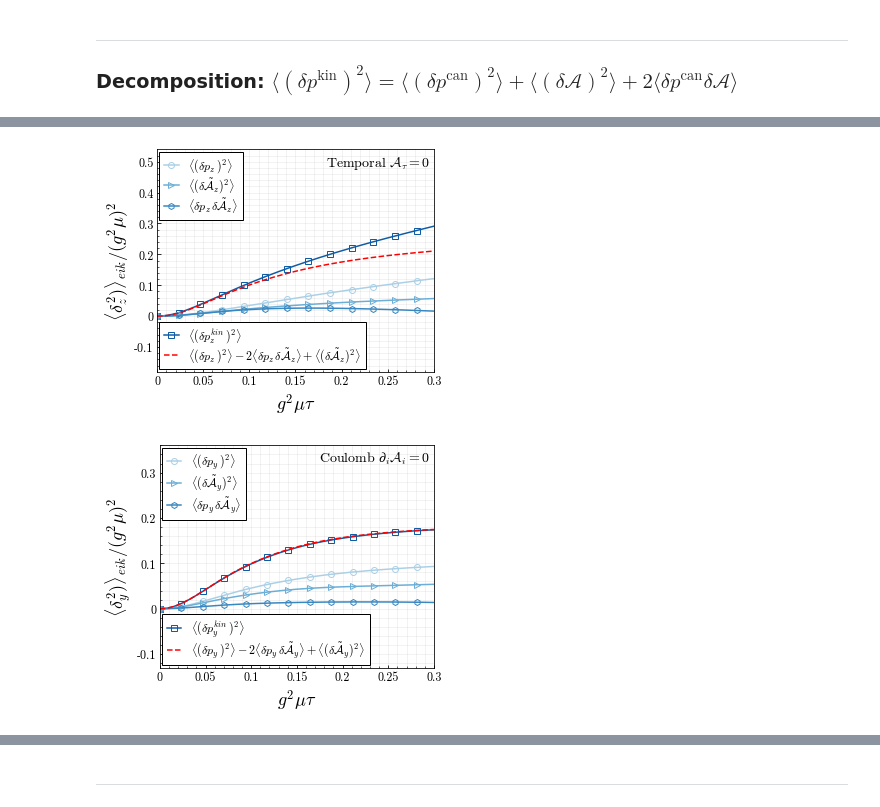
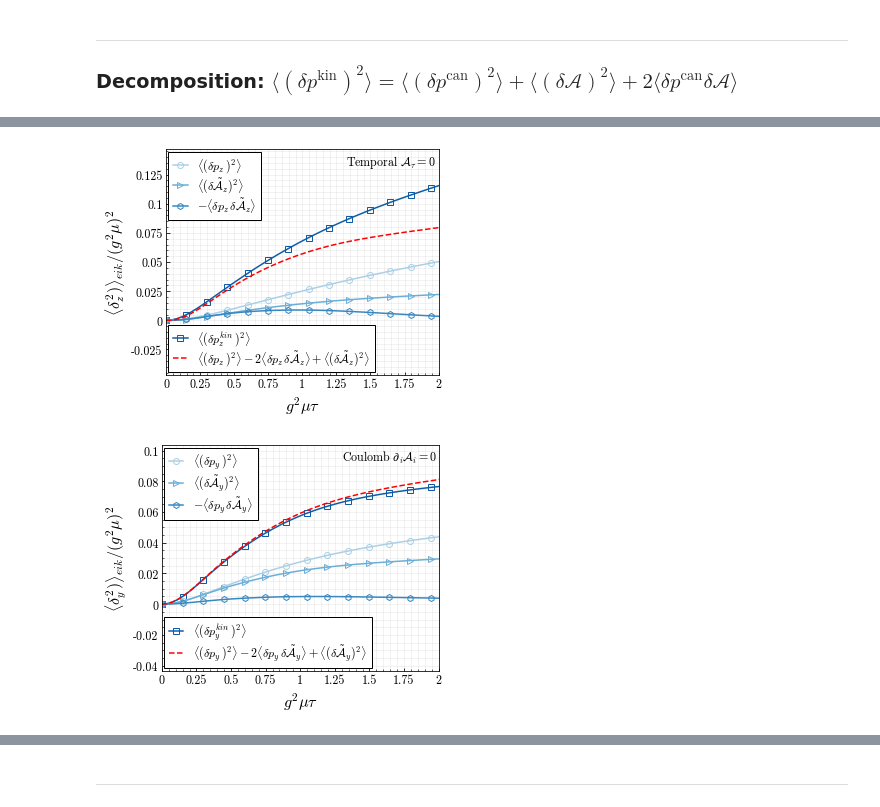
Before and after one commit to avramescudana/curraun, a Jupyter notebook: notebooks/classical_quantum_qhat_coulomb.ipynb, the cells around one changed output, grey strips where cells are left out. Cells and saved outputs as stored; diff of their text form; code cells hidden in the pictures.

```diff
--- a/notebooks/classical_quantum_qhat_coulomb.ipynb
+++ b/notebooks/classical_quantum_qhat_coulomb.ipynb
@@ -85,8 +105,10 @@ su_group = 'su3'
 g = 2
 ns = 50
 uv = 1000.0 # [GeV]
-DTS = 8
-g2mut = 2
+# DTS = 8
+DTS = 16
+# g2mut = 3
+g2mut = 1
 nevents = 1
 
 # Coulomb gauge fixing
@@ -334,7 +356,7 @@ Coulomb gauge condition reached in 482 iterations with theta=9.48e-13
 # %%
 import pickle, os
 
-ntraj_save = 20  # only save first 20 trajectories for per-trajectory data
+ntraj_save = 40  # only save first 20 trajectories for per-trajectory data
 
 results = {
     # Simulation parameters
@@ -367,8 +389,8 @@ results = {
     # 'da_coulomb': da_coulomb[:, :ntraj_save],
 }
 
-# fname = f'qhat_coulomb_results_{quark}_n_{N}_{coulomb_gauge_mode}.pickle'
-fname = f'qhat_results_{quark}_n_{N}_{coulomb_gauge_mode}.pickle'
+fname = f'qhat_coulomb_results_{quark}_n_{N}_{coulomb_gauge_mode}_dimensionless_final.pickle'
+# fname = f'qhat_results_{quark}_n_{N}_{coulomb_gauge_mode}.pickle'
 with open(fname, 'wb') as f:
     pickle.dump(results, f, protocol=pickle.HIGHEST_PROTOCOL)
     f.flush()
@@ -894,6 +970,8 @@ plt.show()
 # %% [markdown]
 ---
 ### $\delta A$ vs $\delta\tilde{A}$ comparison
+# %%
+Nc = 3
 # %%
 import matplotlib.pyplot as plt
 import matplotlib.ticker as mticker
@@ -1254,25 +1334,25 @@ fig, ax = plt.subplots(figsize=(5, 4))
 i = 2  # z direction
 
 factor = 1
-ax.plot(g2mu * tau, dpkin_sq_no_coulomb[:, i] / g2mu**2 * factor, linewidth=1.5, color=colors[5], marker='s', markersize=6, markevery=8, markerfacecolor='none')
-ax.plot(g2mu * tau, dpcan_sq_no_coulomb[:, i] / g2mu**2, linewidth=1.5, color=colors[2], marker='o', markersize=6, markevery=8, markerfacecolor='none')
-ax.plot(g2mu * tau, da_transp_sq_no_coulomb[:, i] / g2mu**2, linewidth=1.5, color=colors[3], marker='>', markersize=6, markevery=8, markerfacecolor='none')
-ax.plot(g2mu * tau, dpcanda_transp_no_coulomb[:, i] / g2mu**2, linewidth=1.5, color=colors[4], marker='h', markersize=6, markevery=8, markerfacecolor='none')
+ax.plot(g2mu * tau, dpkin_sq_no_coulomb[:, i] / g2mu**2 * factor / Nc, linewidth=1.5, color=colors[5], marker='s', markersize=6, markevery=4, markerfacecolor='none')
+ax.plot(g2mu * tau, dpcan_sq_no_coulomb[:, i] / g2mu**2 / Nc, linewidth=1.5, color=colors[2], marker='o', markersize=6, markevery=4, markerfacecolor='none')
+ax.plot(g2mu * tau, da_transp_sq_no_coulomb[:, i] / g2mu**2 / Nc, linewidth=1.5, color=colors[3], marker='>', markersize=6, markevery=4, markerfacecolor='none')
+ax.plot(g2mu * tau, dpcanda_transp_no_coulomb[:, i] / g2mu**2 / Nc, linewidth=1.5, color=colors[4], marker='h', markersize=6, markevery=4, markerfacecolor='none')
 # convention Alatt = -igaA, so mixed term delta p * delta A is with +
-ax.plot(g2mu * tau, (dpcan_sq_no_coulomb[:, i] + da_transp_sq_no_coulomb[:, i] + 2 * dpcanda_transp_no_coulomb[:, i]) / g2mu**2 * factor,
+ax.plot(g2mu * tau, (dpcan_sq_no_coulomb[:, i] + da_transp_sq_no_coulomb[:, i] + 2 * dpcanda_transp_no_coulomb[:, i]) / g2mu**2 * factor / Nc,
         linewidth=1.5, color='red', linestyle='--')
 
 # ax.set_xlim([0, max(g2mu * tau)])
-ax.set_xlim([0, 0.3])
-ax.set_ylim([-0.18, 0.54])
+ax.set_xlim([0, 2])
+ax.set_ylim([-0.14/3, 0.44/3])
 
 ax.xaxis.set_major_formatter(mticker.FuncFormatter(lambda x, _: '{:g}'.format(x)))
 ax.yaxis.set_major_formatter(mticker.FuncFormatter(lambda x, _: '{:g}'.format(x)))
 
-# ax.xaxis.set_major_locator(mticker.MultipleLocator(0.05))
+ax.xaxis.set_major_locator(mticker.MultipleLocator(0.25))
 
-ax.set_xlabel(r"$g^2\mu\tau$", fontsize=18)
-ax.set_ylabel(r"$\langle \delta^2_z)\rangle_{eik} / (g^2\mu)^2$", fontsize=18)
+ax.set_xlabel(r"$g^2\mu\tau$", fontsize=16)
+ax.set_ylabel(r"$\langle \delta^2_z)\rangle_{eik} / (g^2\mu)^2$", fontsize=16)
 ax.grid(which='major', color='gray', linestyle='-', linewidth=1, alpha=0.1)
 ax.tick_params(axis='both', which='major', direction='in', labelsize=12)
 ax.minorticks_on()
@@ -1282,7 +1362,7 @@ ax.tick_params(axis='both', which='minor', direction='in')
 legend_elements = [
     Line2D([0], [0], color=colors[2], lw=1.5, marker='o', markersize=6, markerfacecolor='none', label=r"$\langle (\delta p_z\,)^2\rangle$"),
     Line2D([0], [0], color=colors[3], lw=1.5, marker='>', markersize=6, markerfacecolor='none', label=r"$\langle (\delta \tilde{\mathcal{A}}_z)^2\rangle$"),
-    Line2D([0], [0], color=colors[4], lw=1.5, marker='h', markersize=6, markerfacecolor='none', label=r"$\langle \delta p_z \,\delta \tilde{\mathcal{A}}_z\rangle$"),
+    Line2D([0], [0], color=colors[4], lw=1.5, marker='h', markersize=6, markerfacecolor='none', label=r"$-\langle \delta p_z \,\delta \tilde{\mathcal{A}}_z\rangle$"),
 ]
 legend1 = ax.legend(handles=legend_elements, fontsize=12, loc='upper left', handlelength=1.2, frameon=True, facecolor='white', edgecolor='black', framealpha=1.0, borderpad=0.1, labelspacing=0.1)
 legend1.get_frame().set_boxstyle("square")
@@ -1295,13 +1375,13 @@ legend_elements_2 = [
 legend2 = ax.legend(handles=legend_elements_2, fontsize=12, loc='lower left', handlelength=1.2, frameon=True, facecolor='white', edgecolor='black', framealpha=1.0, borderpad=0.1, labelspacing=0.1)
 legend2.get_frame().set_boxstyle("square")
 
-ax.text(0.61, 0.925, r'$\mathrm{Temporal}\,\,\mathcal{A}_\tau=0$', transform=ax.transAxes, fontsize=14, bbox=dict(boxstyle='square', facecolor='white', edgecolor='black', alpha=0.0, pad=0.2))
+ax.text(0.66, 0.93, r'$\mathrm{Temporal}\,\,\mathcal{A}_\tau=0$', transform=ax.transAxes, fontsize=12, bbox=dict(boxstyle='square', facecolor='white', edgecolor='black', alpha=0.0, pad=0.2))
 
 plt.tight_layout()
-plt.savefig(f'decomposition_z_atilde_no_coulomb_{quark}_n_{N}_v2.pdf', facecolor='w')
+plt.savefig(f'final_decomposition_z_atilde_no_coulomb_{quark}_n_{N}_v2.pdf', facecolor='w')
 plt.show()
 # %% [output]
-[figure, old version]
+[figure, new version]
 # %%
 import matplotlib.pyplot as plt
 import matplotlib.ticker as mticker
@@ -1320,56 +1400,56 @@ fig, ax = plt.subplots(figsize=(5, 4))
 i = 1  # y direction
 
 factor = 1
-ax.plot(g2mu * tau, dpkin_sq_coulomb[:, i] / g2mu**2 * factor, linewidth=1.5, color=colors[5], marker='s', markersize=6, markevery=8, markerfacecolor='none')
-ax.plot(g2mu * tau, dpcan_sq_coulomb[:, i] / g2mu**2, linewidth=1.5, color=colors[2], marker='o', markersize=6, markevery=8, markerfacecolor='none')
-ax.plot(g2mu * tau, da_transp_sq_coulomb[:, i] / g2mu**2, linewidth=1.5, color=colors[3], marker='>', markersize=6, markevery=8, markerfacecolor='none')
-ax.plot(g2mu * tau, dpcanda_transp_coulomb[:, i] / g2mu**2, linewidth=1.5, color=colors[4], marker='h', markersize=6, markevery=8, markerfacecolor='none')
+ax.plot(g2mu * tau, dpkin_sq_coulomb[:, i] / g2mu**2 * factor / Nc, linewidth=1.5, color=colors[5], marker='s', markersize=6, markevery=4, markerfacecolor='none')
+ax.plot(g2mu * tau, dpcan_sq_coulomb[:, i] / g2mu**2 / Nc, linewidth=1.5, color=colors[2], marker='o', markersize=6, markevery=4, markerfacecolor='none')
+ax.plot(g2mu * tau, da_transp_sq_coulomb[:, i] / g2mu**2 / Nc, linewidth=1.5, color=colors[3], marker='>', markersize=6, markevery=4, markerfacecolor='none')
+ax.plot(g2mu * tau, dpcanda_transp_coulomb[:, i] / g2mu**2 / Nc, linewidth=1.5, color=colors[4], marker='h', markersize=6, markevery=4, markerfacecolor='none')
 # convention Alatt = -igaA, so mixed term delta p * delta A is with +
-ax.plot(g2mu * tau, (dpcan_sq_coulomb[:, i] + da_transp_sq_coulomb[:, i] + 2 * dpcanda_transp_coulomb[:, i]) / g2mu**2 * factor,
+ax.plot(g2mu * tau, (dpcan_sq_coulomb[:, i] + da_transp_sq_coulomb[:, i] + 2 * dpcanda_transp_coulomb[:, i]) / g2mu**2 * factor / Nc,
         linewidth=1.5, color='red', linestyle='--')
 
 # ax.set_xlim([0, max(g2mu * tau)])
-ax.set_xlim([0, 0.3])
-ax.set_ylim([-0.13, 0.36])
+ax.set_xlim([0, 2])
+ax.set_ylim([-0.13/3, 0.31/3])
 
 ax.xaxis.set_major_formatter(mticker.FuncFormatter(lambda x, _: '{:g}'.format(x)))
 ax.yaxis.set_major_formatter(mticker.FuncFormatter(lambda x, _: '{:g}'.format(x)))
 
-# ax.xaxis.set_major_locator(mticker.MultipleLocator(0.05))
+ax.xaxis.set_major_locator(mticker.MultipleLocator(0.25))
 # ax.yaxis.set_major_locator(mticker.MultipleLocator(0.08))
 
-ax.set_xlabel(r"$g^2\mu\tau$", fontsize=18)
-ax.set_ylabel(r"$\langle \delta^2_y)\rangle_{eik} / (g^2\mu)^2$", fontsize=18)
+ax.set_xlabel(r"$g^2\mu\tau$", fontsize=16)
+ax.set_ylabel(r"$\langle \delta^2_y)\rangle_{eik} / (g^2\mu)^2$", fontsize=16)
 ax.grid(which='major', color='gray', linestyle='-', linewidth=1, alpha=0.1)
 ax.tick_params(axis='both', which='major', direction='in', labelsize=12)
 ax.minorticks_on()
 ax.grid(which='minor', color='gray', linestyle='-', linewidth=1, alpha=0.1)
 ax.tick_params(axis='both', which='minor', direction='in')
 
 legend_elements = [
     Line2D([0], [0], color=colors[2], lw=1.5, marker='o', markersize=6, markerfacecolor='none', label=r"$\langle (\delta p_y\,)^2\rangle$"),
     Line2D([0], [0], color=colors[3], lw=1.5, marker='>', markersize=6, markerfacecolor='none', label=r"$\langle (\delta \tilde{\mathcal{A}}_y)^2\rangle$"),
-    Line2D([0], [0], color=colors[4], lw=1.5, marker='h', markersize=6, markerfacecolor='none', label=r"$\langle \delta p_y \,\delta \tilde{\mathcal{A}}_y\rangle$"),
+    Line2D([0], [0], color=colors[4], lw=1.5, marker='h', markersize=6, markerfacecolor='none', label=r"$-\langle \delta p_y \,\delta \tilde{\mathcal{A}}_y\rangle$"),
 ]
 legend1 = ax.legend(handles=legend_elements, fontsize=12, loc='upper left', handlelength=1.2, frameon=True, facecolor='white', edgecolor='black', framealpha=1.0, borderpad=0.1, labelspacing=0.1)
 legend1.get_frame().set_boxstyle("square")
 ax.add_artist(legend1)
 
 legend_elements_2 = [
     Line2D([0], [0], color=colors[5], lw=1.5, marker='s', markersize=6, markerfacecolor='none', label=r"$\langle (\delta p^{kin}_y\,)^2\rangle$"),
     Line2D([0], [0], color='red', lw=1.5, linestyle='--', label=r"$\langle (\delta p_y\,)^2\rangle - 2\langle \delta p_y \,\delta \tilde{\mathcal{A}}_y\rangle + \langle (\delta \tilde{\mathcal{A}}_y)^2\rangle $"),
 ]
 legend2 = ax.legend(handles=legend_elements_2, fontsize=12, loc='lower left', handlelength=1.2, frameon=True, facecolor='white', edgecolor='black', framealpha=1.0, borderpad=0.1, labelspacing=0.1)
 legend2.get_frame().set_boxstyle("square")
 
-ax.text(0.58, 0.925, r'$\mathrm{Coulomb}\,\,\partial_i\mathcal{A}_i=0$', transform=ax.transAxes, fontsize=14, bbox=dict(boxstyle='square', facecolor='white', edgecolor='black', alpha=0.0, pad=0.2))
+ax.text(0.65, 0.93, r'$\mathrm{Coulomb}\,\,\partial_i\mathcal{A}_i=0$', transform=ax.transAxes, fontsize=12, bbox=dict(boxstyle='square', facecolor='white', edgecolor='black', alpha=0.0, pad=0.2))
 # ax.text(0.93, 0.6, r'$\times 5$', transform=ax.transAxes, fontsize=12)
 
 plt.tight_layout()
-plt.savefig(f'decomposition_y_atilde_coulomb_{quark}_n_{N}_{coulomb_gauge_mode}_v2.pdf', facecolor='w')
+plt.savefig(f'final_decomposition_y_atilde_coulomb_{quark}_n_{N}_{coulomb_gauge_mode}_v2.pdf', facecolor='w')
 plt.show()
 # %% [output]
-[figure, old version]
+[figure, new version]
 # %%
 import matplotlib.pyplot as plt
 import matplotlib.ticker as mticker
```
Also changed, not shown: parts of 18 cells of this notebook.
